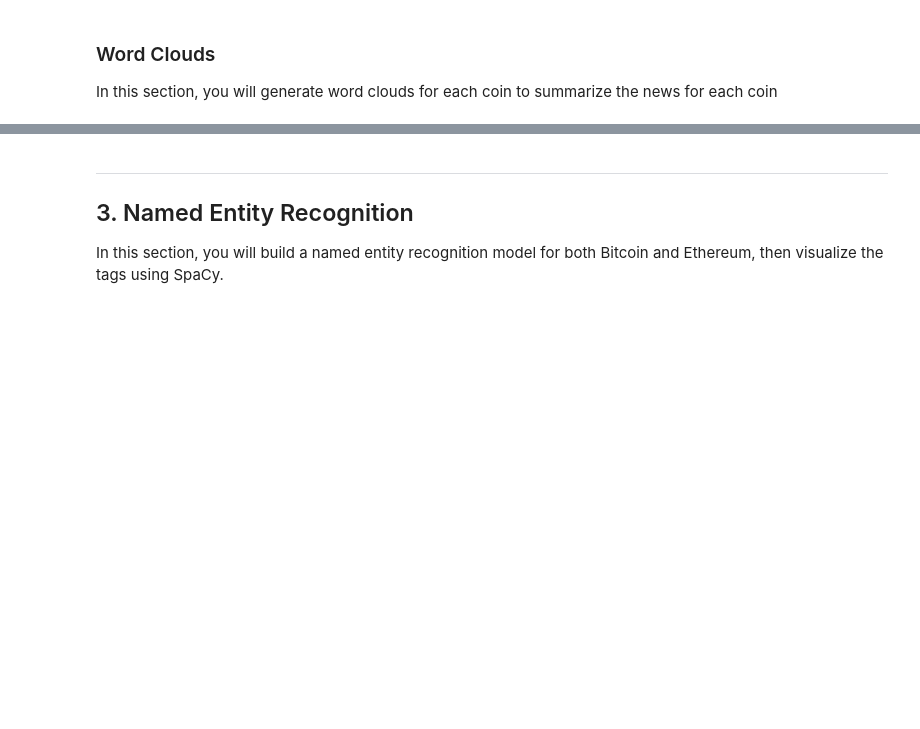
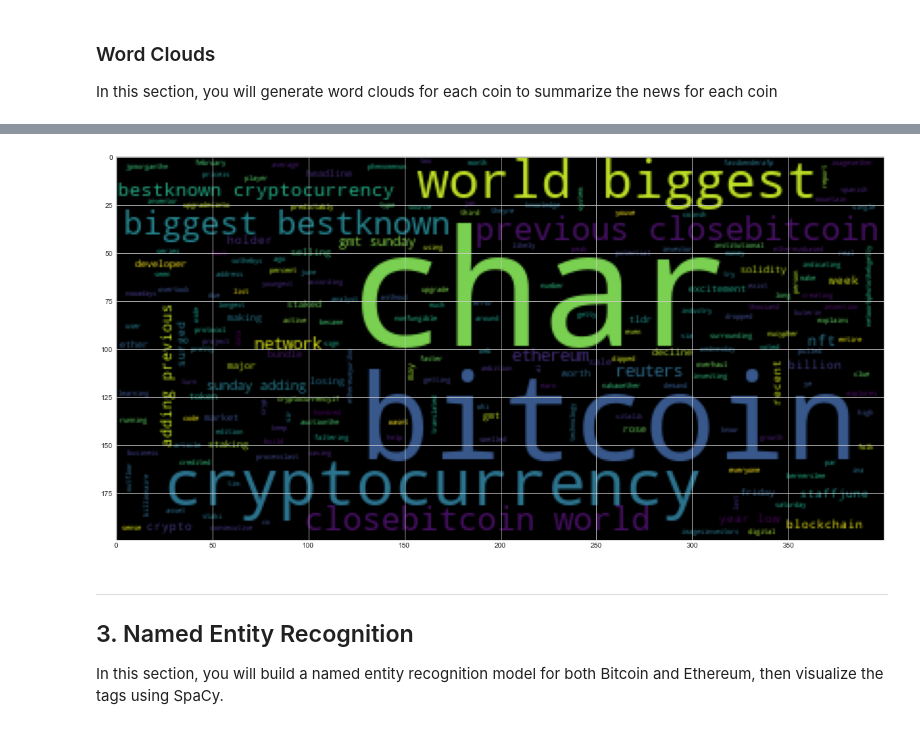
Before and after one commit to yvettely/nlp-homework, a Jupyter notebook: crypto_sentiment.ipynb, the cells around one changed output, grey strips where cells are left out. Cells and saved outputs as stored; diff of their text form; code cells hidden in the pictures; blank space fills up the shorter version.

```diff
--- a/crypto_sentiment.ipynb
+++ b/crypto_sentiment.ipynb
@@ -378,3 +384,9 @@ plt.imshow(wc)
+# %%
+eth_wordcloud=plt.imshow(wc)
+
+plt.savefig("EthereumWordCloud")
+# %% [output]
+[figure, added]
 # %% [markdown]
 ---
 ## 3. Named Entity Recognition
```
Also changed, not shown: parts of 10 cells of this notebook, 2 other files.
